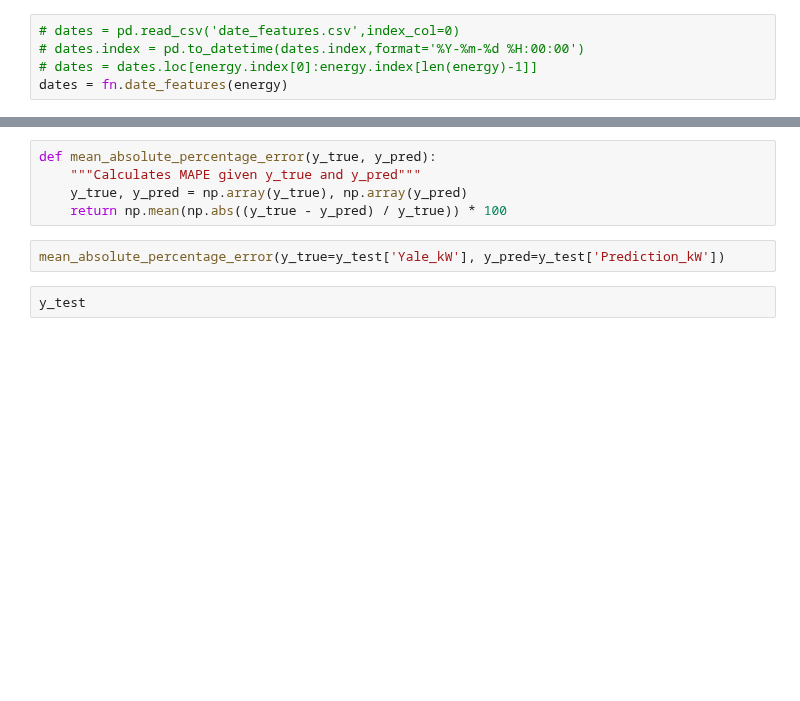
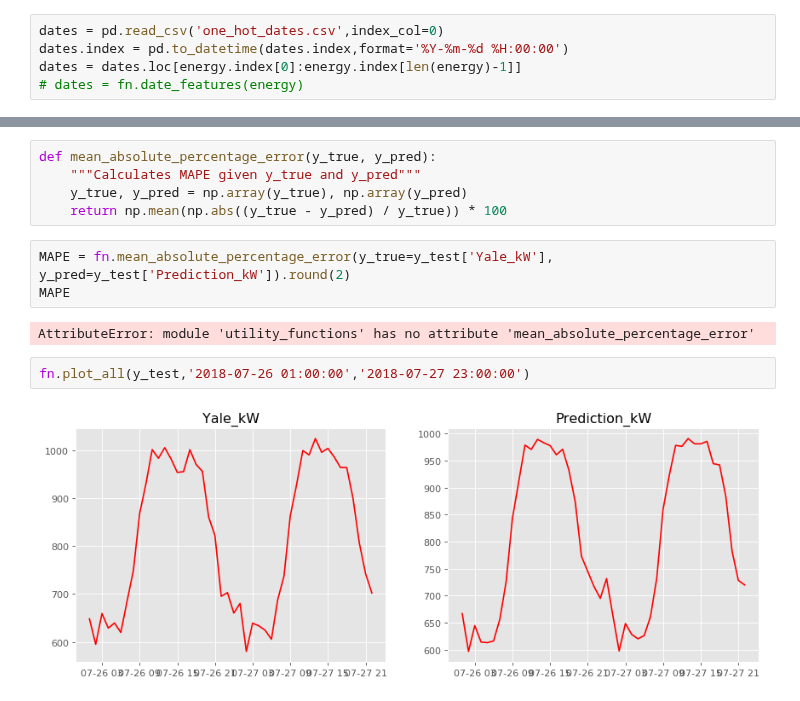
Before and after one commit to kevinkoste/university-load-forecasting, a Jupyter notebook: XGB_model.ipynb, the cells around one changed output, grey strips where cells are left out. Drawn from its saved outputs; the diff is of its cells as text; blank space fills up the shorter version.

```diff
--- a/XGB_model.ipynb
+++ b/XGB_model.ipynb
@@ -25,7 +25,7 @@ weather.index = pd.to_datetime(weather.index,format='%Y-%m-%d %H:00:00')
 weather = fn.add_hours_before(weather,np.arange(1,24))
 weather = weather.loc[energy.index[0]:energy.index[len(energy)-1]]
 # %%
-# dates = pd.read_csv('date_features.csv',index_col=0)
-# dates.index = pd.to_datetime(dates.index,format='%Y-%m-%d %H:00:00')
-# dates = dates.loc[energy.index[0]:energy.index[len(energy)-1]]
-dates = fn.date_features(energy)
+dates = pd.read_csv('one_hot_dates.csv',index_col=0)
+dates.index = pd.to_datetime(dates.index,format='%Y-%m-%d %H:00:00')
+dates = dates.loc[energy.index[0]:energy.index[len(energy)-1]]
+# dates = fn.date_features(energy)
@@ -76,6 +93,11 @@ def mean_absolute_percentage_error(y_true, y_pred):
     y_true, y_pred = np.array(y_true), np.array(y_pred)
     return np.mean(np.abs((y_true - y_pred) / y_true)) * 100
 # %%
-mean_absolute_percentage_error(y_true=y_test['Yale_kW'], y_pred=y_test['Prediction_kW'])
+MAPE = fn.mean_absolute_percentage_error(y_true=y_test['Yale_kW'], y_pred=y_test['Prediction_kW']).round(2)
+MAPE
+# %% [output]
+AttributeError: module 'utility_functions' has no attribute 'mean_absolute_percentage_error'
-# %%
-y_test
+# %%
+fn.plot_all(y_test,'2018-07-26 01:00:00','2018-07-27 23:00:00')
+# %% [output]
+[figure, added]
```
Also changed, not shown: parts of 8 cells of this notebook, 2 other files.
